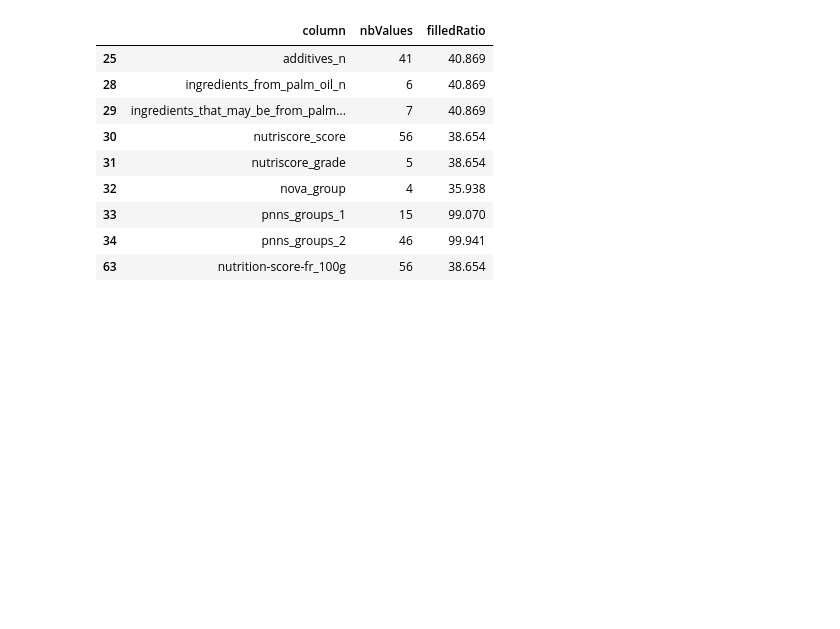
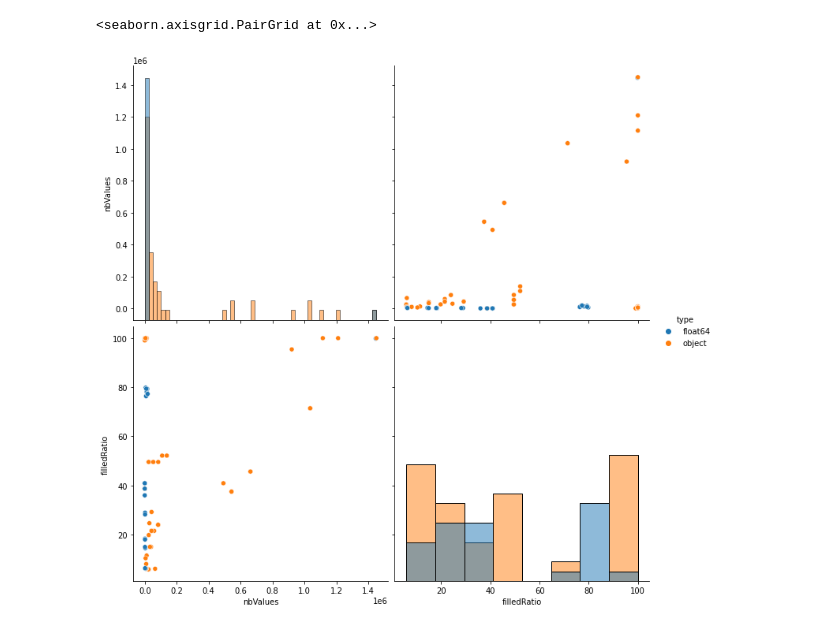
Before and after one commit to benMiniconi/OpenFoodFact, a Jupyter notebook: Projet Final/PSanté_01_notebook_nettoyage.ipynb, the cells around one changed output. Saved outputs shown, nothing was run; the diff lists cells and outputs as text; code cells hidden in the pictures; blank space fills up the shorter version.

```diff
--- a/Projet Final/PSanté_01_notebook_nettoyage.ipynb
+++ b/Projet Final/PSanté_01_notebook_nettoyage.ipynb
@@ -85,21 +136,26 @@ sns.heatmap(correlations, annot = True)
 #on the contrary let's have a look for very filled column but with limitated values
 #cleanDF.describe
 #low distributed columns but highly filled
+nbValues = []
+filledRatio = []
 columns = []
+ColumnsFilledRatio = pd.DataFrame(columns=list(cleanDF.columns), index=["nbValues", "filledRatio"])
 for col in cleanDF.columns:
-    columns.append({"column": col, "nbValues": cleanDF[col].nunique(), "filledRatio": round((cleanDF[col].count()/cleanDF.shape[0])*100, 3)})
-toFocusOnColumns = pd.DataFrame(columns)
+    columns.append({"column": col, "nbValues": cleanDF[col].nunique(), "type": str(cleanDF[col].dtypes),"filledRatio": round((cleanDF[col].count()/cleanDF.shape[0])*100, 3)})
+    nbValues.append(cleanDF[col].nunique())
+    filledRatio.append(round((cleanDF[col].count()/cleanDF.shape[0])*100, 3))
+ColumnsFilledRatio.append(nbValues)
+ColumnsFilledRatio.append(filledRatio)
+ColumnsFilledRatio
+ColumnsFilledRatioFrame = pd.DataFrame(columns)
 #lets Keep Column filled with less than 50 different values
-toFocusOnColumns = toFocusOnColumns[toFocusOnColumns["nbValues"] < 100]
-toFocusOnColumns
+#toFocusOnColumns = ColumnsFilledRatio[ColumnsFilledRatio["nbValues"] < 100]
+#toFocusOnColumns
+#toFocusOnColumns = ColumnsFilledRatio[ColumnsFilledRatio.index.isin(100)]
-# %% [output]
-|  | column | nbValues | filledRatio |
-| 25 | additives_n | 41 | 40.869 |
-| 28 | ingredients_from_palm_oil_n | 6 | 40.869 |
-| 29 | ingredients_that_may_be_from_palm... | 7 | 40.869 |
-| 30 | nutriscore_score | 56 | 38.654 |
-| 31 | nutriscore_grade | 5 | 38.654 |
-| 32 | nova_group | 4 | 35.938 |
-| 33 | pnns_groups_1 | 15 | 99.070 |
-| 34 | pnns_groups_2 | 46 | 99.941 |
-| 63 | nutrition-score-fr_100g | 56 | 38.654 |
+# %%
+#ColumnsFilledRatioFrame["nbValues"].dtypes
+#sns.pairplot(ColumnsFilledRatio, height=5)
+sns.pairplot(ColumnsFilledRatioFrame, hue="type", height=5, diag_kind="hist")
+# %% [output]
+<seaborn.axisgrid.PairGrid at 0x...>
+[figure, added]
```
Also changed, not shown: parts of 39 cells of this notebook, 5 other files.
